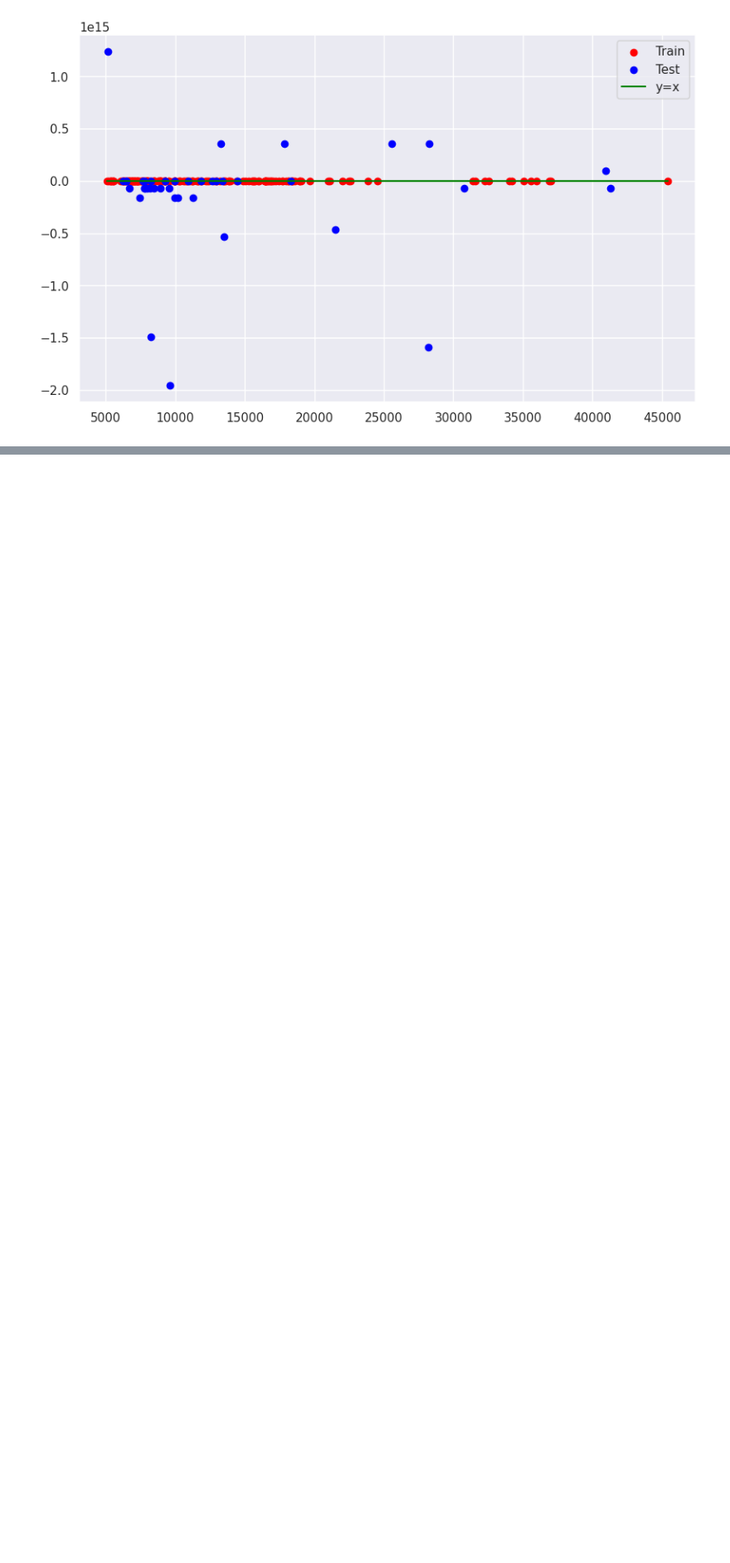
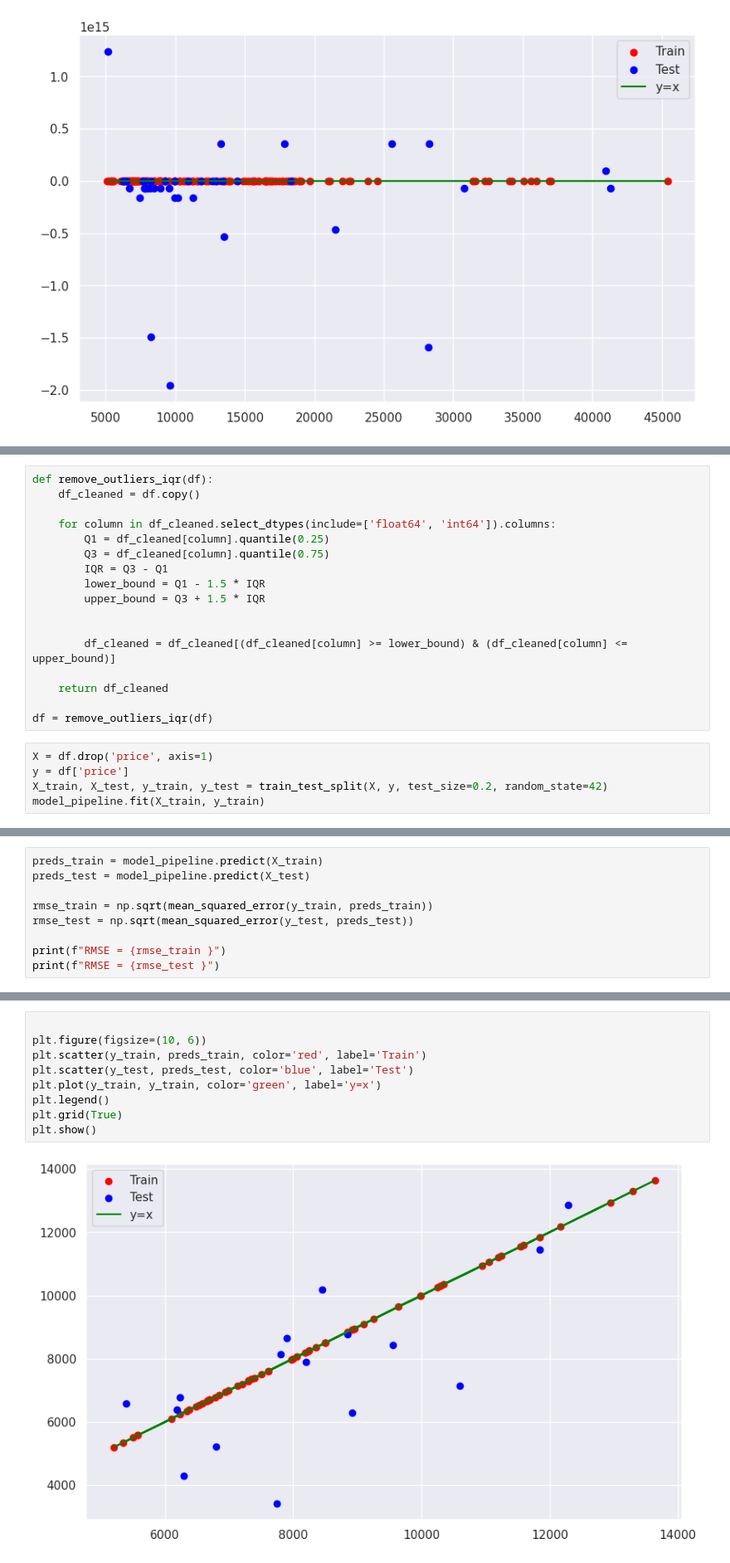
Before and after one commit to nikishkaaa/Intelligent_data_analysis-UNI, a Jupyter notebook: IAD_lab2.ipynb, the cells around one changed output, grey strips where cells are left out. Shown: that part at 83% size. Saved outputs shown, nothing was run; the diff lists cells and outputs as text; blank space fills up the shorter version.

```diff
--- a/IAD_lab2.ipynb
+++ b/IAD_lab2.ipynb
@@ -265,0 +268,22 @@ plt.show()
+# %%
+def remove_outliers_iqr(df):
+    df_cleaned = df.copy()
+
+    for column in df_cleaned.select_dtypes(include=['float64', 'int64']).columns:
+        Q1 = df_cleaned[column].quantile(0.25)
+        Q3 = df_cleaned[column].quantile(0.75)
+        IQR = Q3 - Q1
+        lower_bound = Q1 - 1.5 * IQR
+        upper_bound = Q3 + 1.5 * IQR
+
+
+        df_cleaned = df_cleaned[(df_cleaned[column] >= lower_bound) & (df_cleaned[column] <= upper_bound)]
+
+    return df_cleaned
+
+df = remove_outliers_iqr(df)
+# %%
+X = df.drop('price', axis=1)
+y = df['price']
+X_train, X_test, y_train, y_test = train_test_split(X, y, test_size=0.2, random_state=42)
+model_pipeline.fit(X_train, y_train)
@@ -265,0 +308,9 @@ plt.show()
+# %%
+preds_train = model_pipeline.predict(X_train)
+preds_test = model_pipeline.predict(X_test)
+
+rmse_train = np.sqrt(mean_squared_error(y_train, preds_train))
+rmse_test = np.sqrt(mean_squared_error(y_test, preds_test))
+
+print(f"RMSE = {rmse_train }")
+print(f"RMSE = {rmse_test }")
@@ -265,0 +320,11 @@ plt.show()
+# %%
+
+plt.figure(figsize=(10, 6))
+plt.scatter(y_train, preds_train, color='red', label='Train')
+plt.scatter(y_test, preds_test, color='blue', label='Test')
+plt.plot(y_train, y_train, color='green', label='y=x')
+plt.legend()
+plt.grid(True)
+plt.show()
+# %% [output]
+[figure, added]
```
Also changed, not shown: parts of 4 cells of this notebook.
